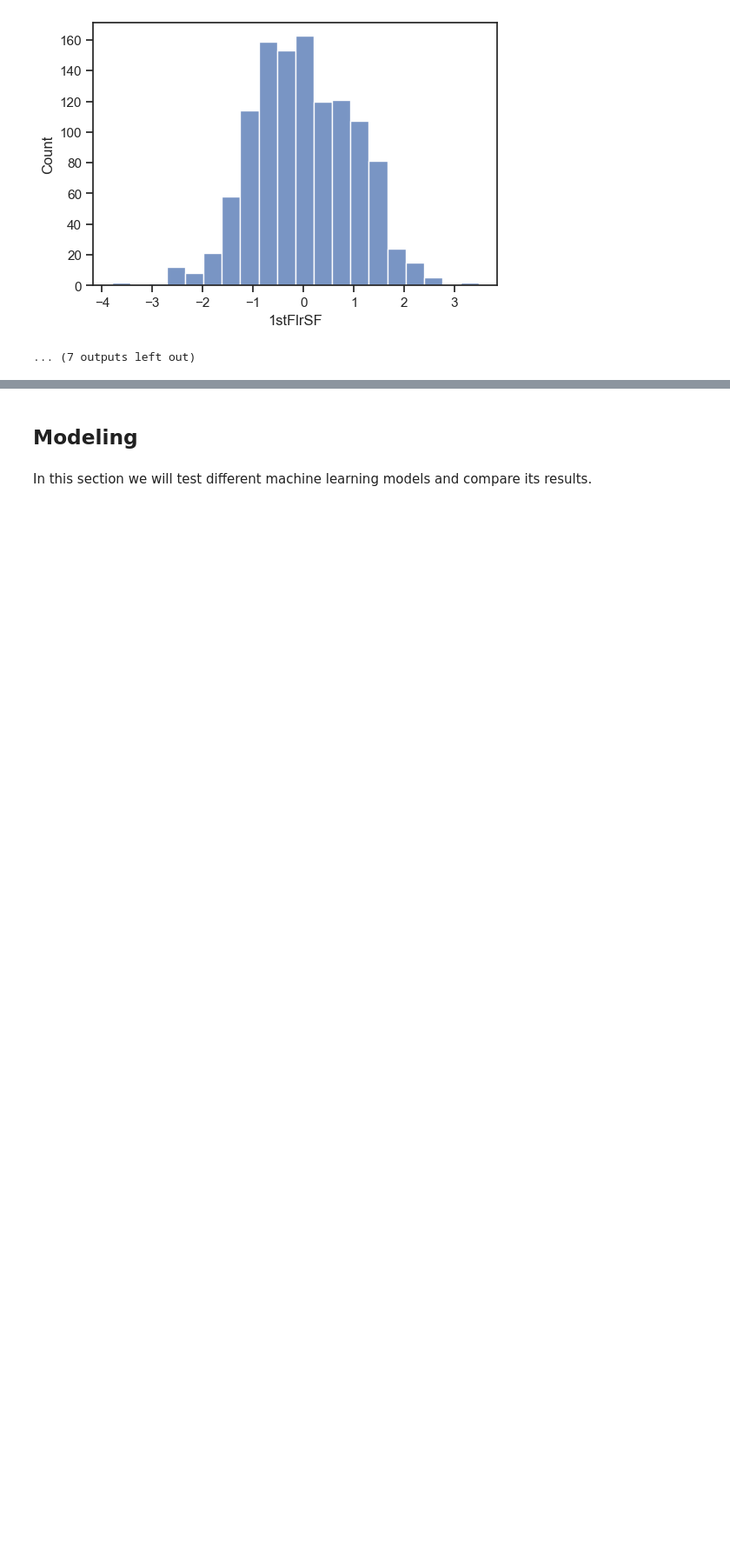
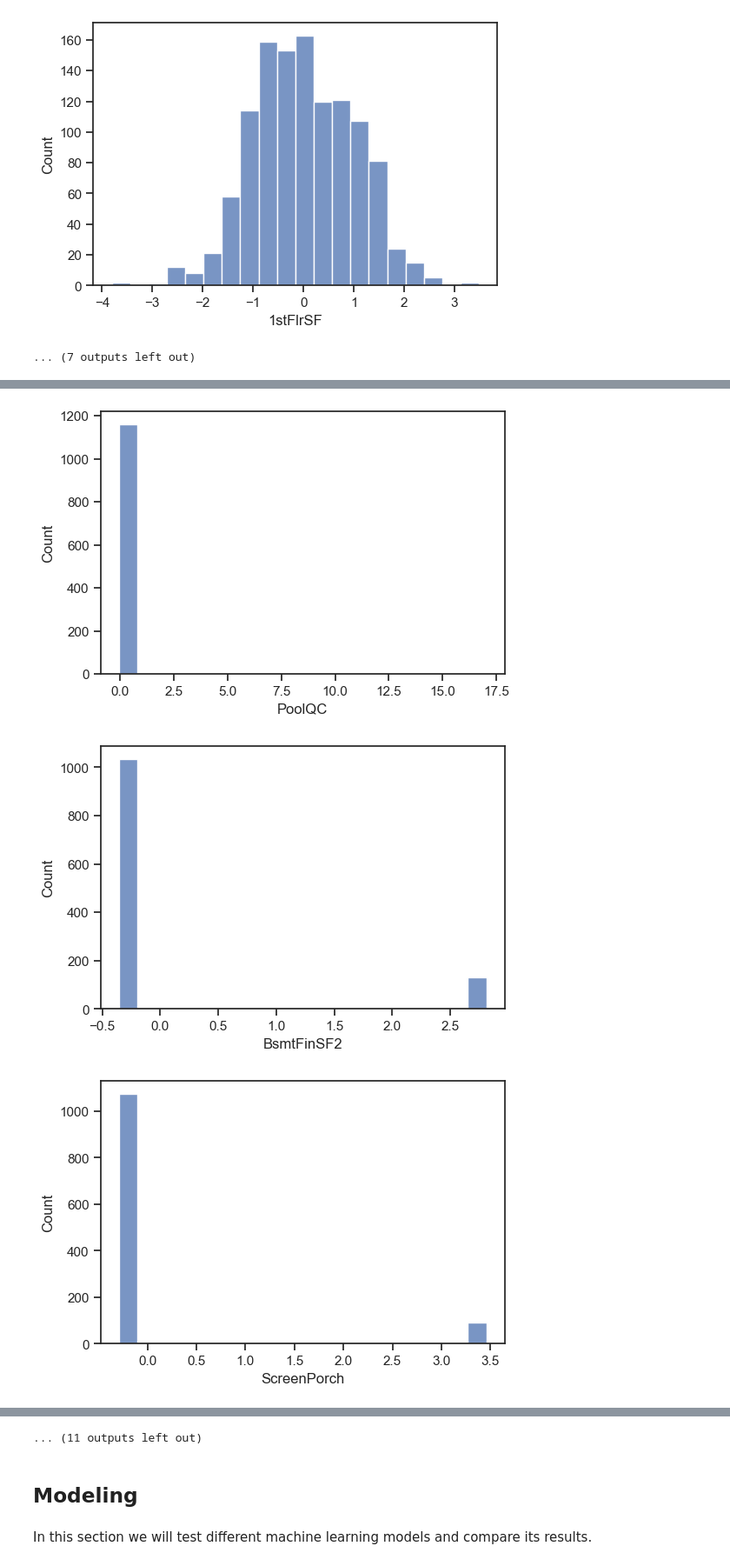
Before and after one commit to DanEllen/House-Prices-Advanced-Regression-Techniques, a Jupyter notebook: Machine_Learning_Code.ipynb, the cells around one changed output, grey strips where cells are left out. Shown at 87% size. Drawn from its saved outputs; the diff is of its cells as text; code cells hidden in the pictures; blank space fills up the shorter version.

```diff
--- a/Machine_Learning_Code.ipynb
+++ b/Machine_Learning_Code.ipynb
@@ -333,0 +412,24 @@ for i in skew_index:
+# %%
+#Scaling features and creating new dataframe with scaled values
+
+from sklearn.preprocessing import PowerTransformer
+X_d2_scaled_train = X_d2_train.copy()
+features = X_d2_train[skew_index]
+scaler = PowerTransformer(method='yeo-johnson').fit(features.values)
+features = scaler.transform(features.values)
+X_d2_scaled_train[skew_index] = features
+
+
+X_d2_scaled_test = X_d2_test.copy()
+target = X_d2_test[skew_index]
+target = scaler.transform(target.values)
+X_d2_scaled_test[skew_index] = target
+
+for i in skew_index:
+    fig, ax=plt.subplots()
+    sns.histplot(X_d2_scaled_train[i], bins=20)
+    ax.figure.savefig('./images/Transformation/Post/'+i+'.png', dpi=500)
+# %% [output]
+[figure, added]
+[figure, added]
+[figure, added]
@@ -334,3 +445,4 @@ for i in skew_index:
+... (11 outputs left out)
 # %% [markdown]
 ## Modeling
 # %% [markdown]
```
Also changed, not shown: parts of 32 cells of this notebook, 14 other files.
